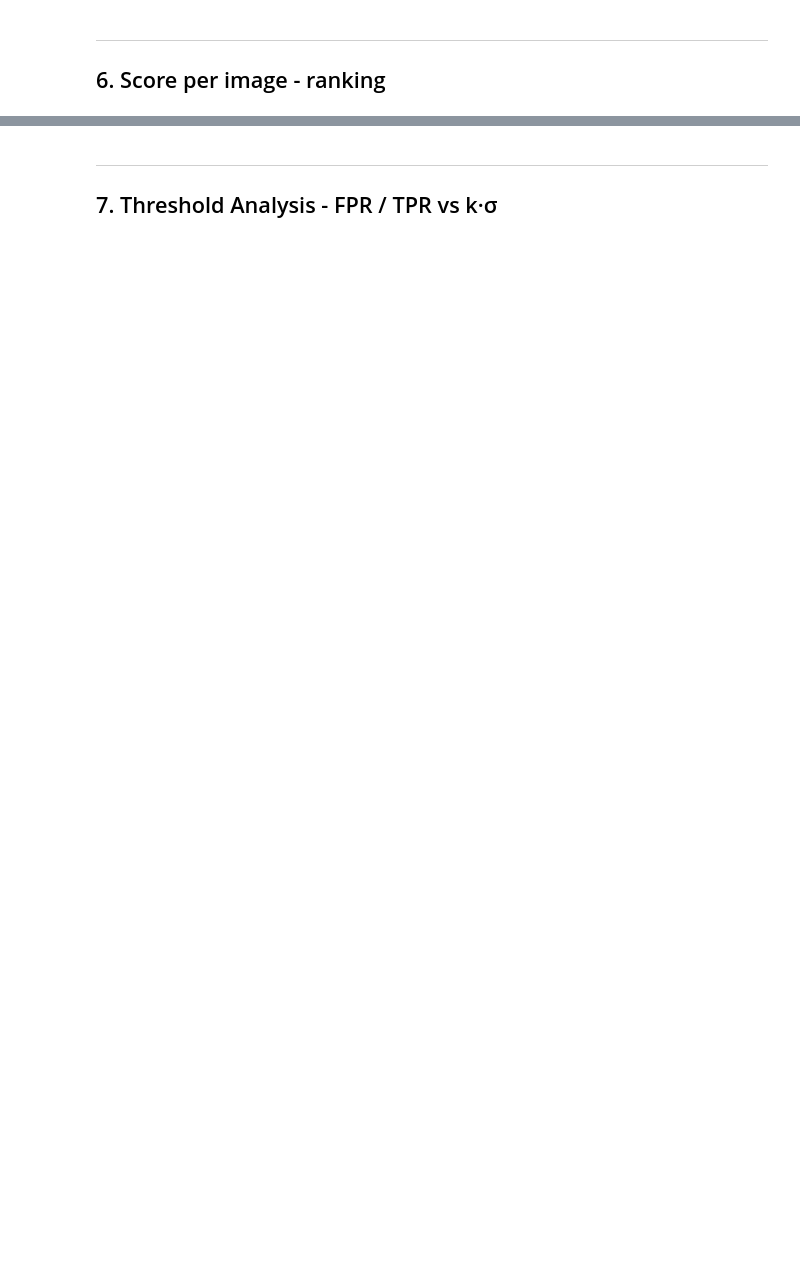
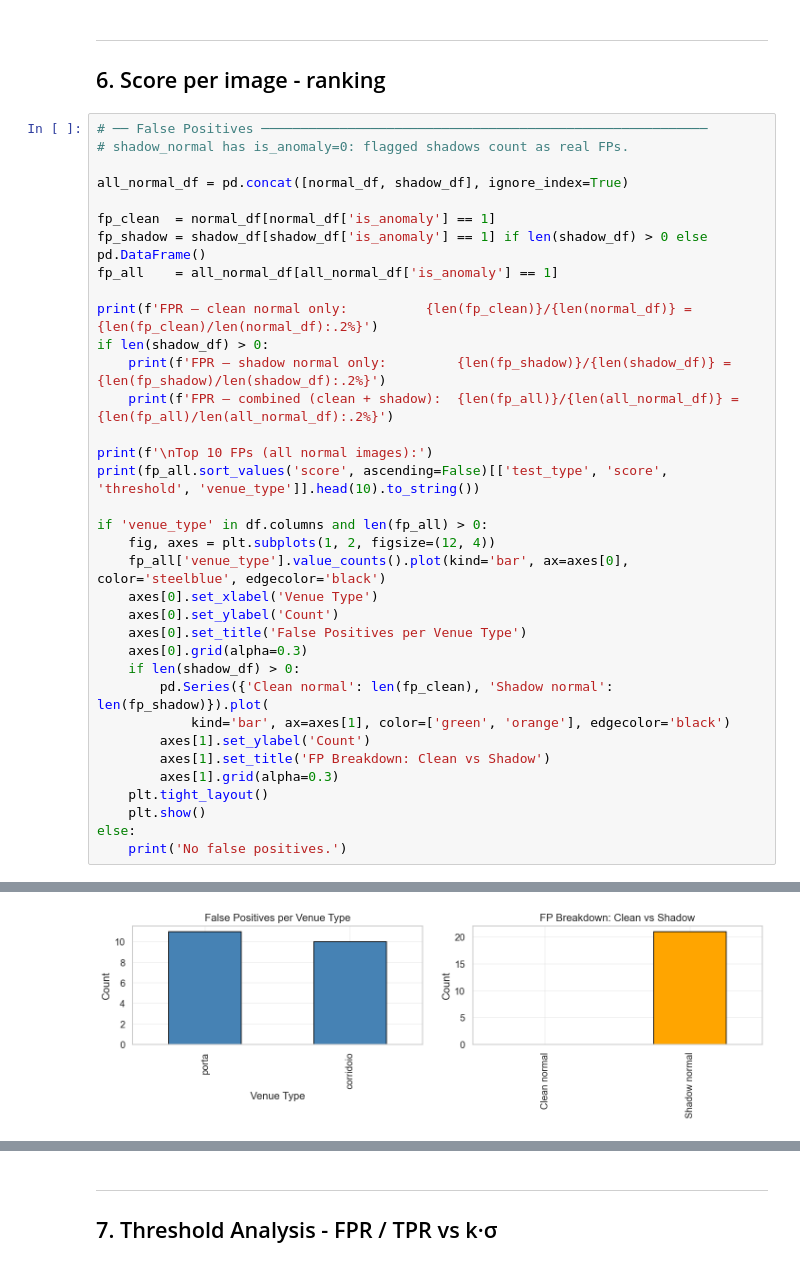
Before and after one commit to andreainno22/Thesis-project-UNIPI, a Jupyter notebook: src/patchcore_analysis.ipynb, the cells around one changed output, grey strips where cells are left out. Drawn from its saved outputs; the diff is of its cells as text; blank space fills up the shorter version.

```diff
--- a/src/patchcore_analysis.ipynb
+++ b/src/patchcore_analysis.ipynb
@@ -309,3 +375,39 @@ No shadow test data available.
 # %% [markdown]
 ---
 ## 6. Score per image - ranking
+# %%
+# ── False Positives ─────────────────────────────────────────────────────────
+# shadow_normal has is_anomaly=0: flagged shadows count as real FPs.
+
+all_normal_df = pd.concat([normal_df, shadow_df], ignore_index=True)
+
+fp_clean  = normal_df[normal_df['is_anomaly'] == 1]
+fp_shadow = shadow_df[shadow_df['is_anomaly'] == 1] if len(shadow_df) > 0 else pd.DataFrame()
+fp_all    = all_normal_df[all_normal_df['is_anomaly'] == 1]
+
+print(f'FPR — clean normal only:          {len(fp_clean)}/{len(normal_df)} = {len(fp_clean)/len(normal_df):.2%}')
+if len(shadow_df) > 0:
+    print(f'FPR — shadow normal only:         {len(fp_shadow)}/{len(shadow_df)} = {len(fp_shadow)/len(shadow_df):.2%}')
+    print(f'FPR — combined (clean + shadow):  {len(fp_all)}/{len(all_normal_df)} = {len(fp_all)/len(all_normal_df):.2%}')
+
+print(f'\nTop 10 FPs (all normal images):')
+print(fp_all.sort_values('score', ascending=False)[['test_type', 'score', 'threshold', 'venue_type']].head(10).to_string())
+
+if 'venue_type' in df.columns and len(fp_all) > 0:
+    fig, axes = plt.subplots(1, 2, figsize=(12, 4))
+    fp_all['venue_type'].value_counts().plot(kind='bar', ax=axes[0], color='steelblue', edgecolor='black')
+    axes[0].set_xlabel('Venue Type')
+    axes[0].set_ylabel('Count')
+    axes[0].set_title('False Positives per Venue Type')
+    axes[0].grid(alpha=0.3)
+    if len(shadow_df) > 0:
+        pd.Series({'Clean normal': len(fp_clean), 'Shadow normal': len(fp_shadow)}).plot(
+            kind='bar', ax=axes[1], color=['green', 'orange'], edgecolor='black')
+        axes[1].set_ylabel('Count')
+        axes[1].set_title('FP Breakdown: Clean vs Shadow')
+        axes[1].grid(alpha=0.3)
+    plt.tight_layout()
+    plt.show()
+else:
+    print('No false positives.')
+# %% [output]
@@ -312 +430,2 @@ No shadow test data available.
+[figure, added]
 # %%
```
Also changed, not shown: parts of 15 cells of this notebook, 5 other files.
